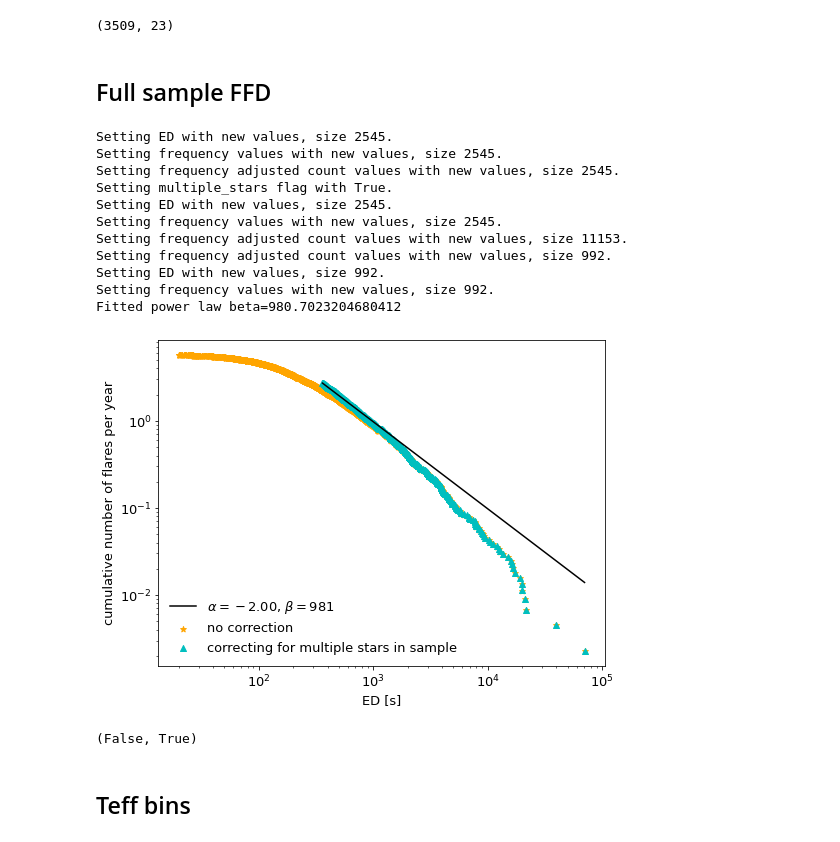
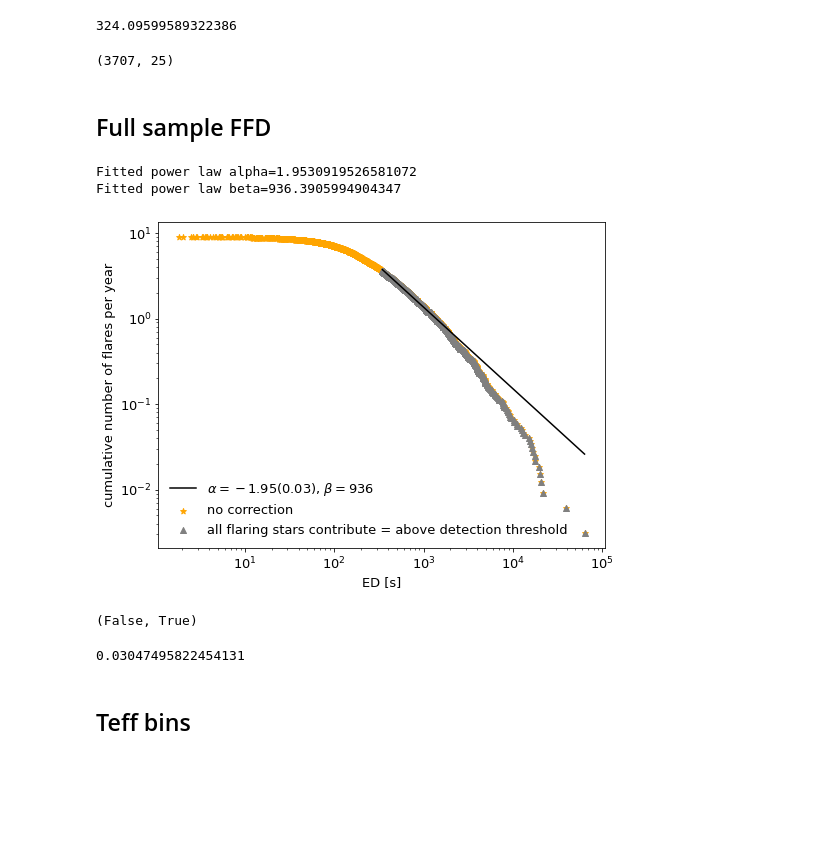
Before and after one commit to ekaterinailin/flares-in-clusters-with-k2-ii, a Jupyter notebook: VettingFlares/FFDs.ipynb, the cells around one changed output. Drawn from its saved outputs; the diff is of its cells as text; code cells hidden in the pictures; blank space fills up the shorter version.

```diff
--- a/VettingFlares/FFDs.ipynb
+++ b/VettingFlares/FFDs.ipynb
@@ -38,16 +27,23 @@ df.head(30)
+# %%
+hasflares = (df.real==1) & (df.todrop.isnull())
+wassearched = (df.real==0) & (df.todrop.isnull()) & (df.cstart.isnull())
+df = df[hasflares  | wassearched]
 # %%
 df["LC_time_years"] = df.dtp_tot / 2. / 24. / 365.25
 tobs = df[["LC_time_years","EPIC","C"]].drop_duplicates().LC_time_years.sum()
-# %%
-df = df[(df.real != -1) & (df.real != 0) & (df.note.isnull())]
-df.shape
-# %% [output]
-(3509, 23)
+# %%
+tobs
+# %% [output]
+324.09599589322386
+# %%
+df.shape
+# %% [output]
+(3707, 25)
 # %% [markdown]
 ## Full sample FFD
 # %%
 fig, ax =  plt.subplots(1, figsize=(8,6))
-ffd = FFD(f=df[df.ed_rec > 20.], tot_obs_time=tobs, ID="EPIC")
+ffd = FFD(f=df[hasflares], tot_obs_time=tobs, ID="EPIC")
 
 #---------- No correction ----------------
 ed, freq, counts = ffd.ed_and_freq(energy_correction=False,
@@ -59,54 +55,55 @@ ax.scatter(ed, freq, c="orange", marker="*", label="no correction")
 #---------- multiple stars
 ed, freq, counts = ffd.ed_and_freq(energy_correction=False,
                             recovery_probability_correction=False,
                              multiple_stars=True)
 
+#ax.scatter(ffd.ed, ffd.freq, marker="^", c="c", label="correcting for multiple stars in sample")
+
 cts = pd.Series(counts).value_counts()
 thresh = cts[cts==1].sort_index().index.min()
+
+ed, freq, counts = ffd.ed_and_freq(energy_correction=False,
+                            recovery_probability_correction=False,
+                             multiple_stars=False)
 
 ffd.count_ed = ffd.count_ed[np.where(ffd.count_ed>thresh)]
 ffd.ed = ed[np.where(ed>thresh)]
 ffd.freq = freq[np.where(ed>thresh)]
 
-# alpha, alpha_err = ffd.fit_powerlaw()
-# print(f"Fitted power law alpha={ffd.alpha}")
+alpha, alpha_err = ffd.fit_powerlaw()
+print(f"Fitted power law alpha={ffd.alpha}")
 
-ffd.alpha, ffd.alpha_err = 2., .2
+#ffd.alpha, ffd.alpha_err = 2., .2
 
 betas, beta, beta_err = ffd.fit_beta_to_powerlaw()
 print(f"Fitted power law beta={ffd.beta}")
 
 ispowerlaw = ffd.is_powerlaw()
 truncated = ffd.is_powerlaw_truncated()
 
 
-ax.scatter(ffd.ed, ffd.freq, marker="^", c="c", label="correcting for multiple stars in sample")
-a, x, y = ffd.plot_powerlaw(ax, c="k", label=fr"$\alpha=-${ffd.alpha:.2f}, $\beta=${int(np.rint(ffd.beta))}")
+ax.scatter(ffd.ed, ffd.freq, marker="^", c="grey", label="all flaring stars contribute = above detection threshold")
+a, x, y = ffd.plot_powerlaw(ax, c="k", label=fr"$\alpha=-${ffd.alpha:.2f}({ffd.alpha_err:.2f}), $\beta=${int(np.rint(ffd.beta))}")
 
 plt.xscale("log")
 plt.yscale("log")
 plt.legend(frameon=False)
 plt.xlabel("ED [s]")
 plt.ylabel("cumulative number of flares per year")
 
 plt.savefig(f"plots/{tstamp}_full_sample_ffd.png", dpi=300)
 # %% [output]
-Setting ED with new values, size 2545.
-Setting frequency values with new values, size 2545.
-Setting frequency adjusted count values with new values, size 2545.
-Setting multiple_stars flag with True.
-Setting ED with new values, size 2545.
-Setting frequency values with new values, size 2545.
-Setting frequency adjusted count values with new values, size 11153.
-Setting frequency adjusted count values with new values, size 992.
-Setting ED with new values, size 992.
-Setting frequency values with new values, size 992.
-Fitted power law beta=980.7023204680412
+Fitted power law alpha=1.9530919526581072
+Fitted power law beta=936.3905994904347
-[figure, old version]
+[figure, new version]
 # %%
 ispowerlaw, truncated
 # %% [output]
 (False, True)
+# %%
+ffd.alpha_err
+# %% [output]
+0.03047495822454131
 # %% [markdown]
 ## Teff bins
 # %%
```
Also changed, not shown: parts of 14 cells of this notebook, 4 other files.
